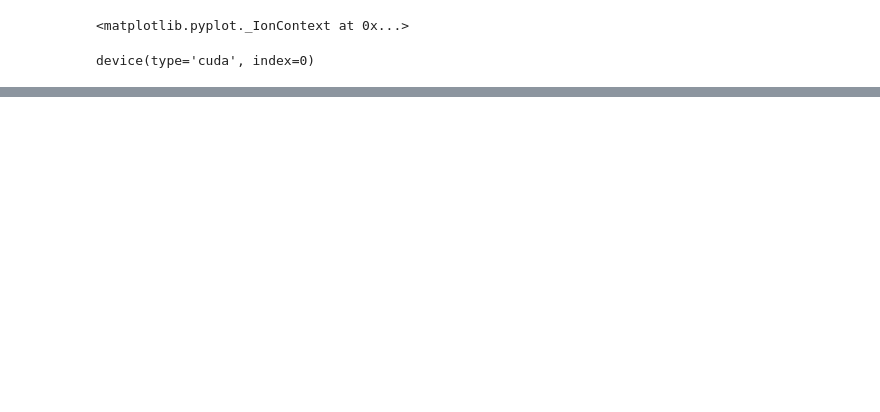
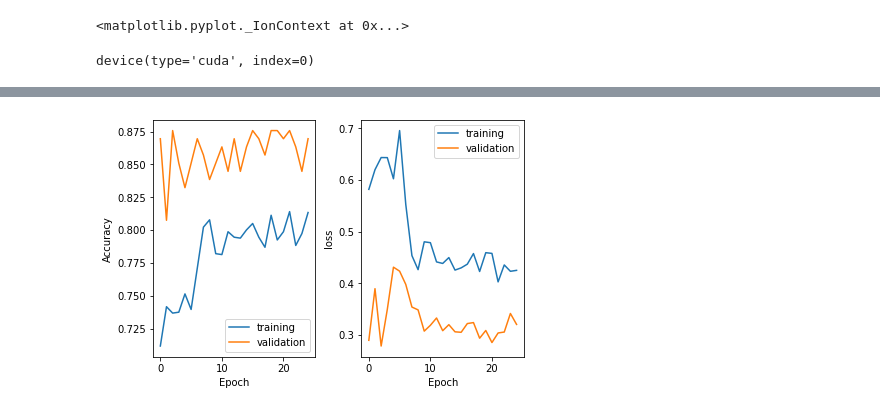
Before and after one commit to milestweed/DoomCrossing, a Jupyter notebook: DoomCrossing_ResNet.ipynb, the cells around one changed output, grey strips where cells are left out. Cells and saved outputs as stored; diff of their text form; code cells hidden in the pictures; blank space fills up the shorter version.

```diff
--- a/DoomCrossing_ResNet.ipynb
+++ b/DoomCrossing_ResNet.ipynb
@@ -236,0 +236,18 @@ plt.savefig('resnet.png', dpi=300)
+# %%
+model_ft = models.resnet18(pretrained=True)
+
+num_ftrs = model_ft.fc.in_features
+
+model_ft.fc = nn.Linear(num_ftrs, 2)
+
+model_ft = model_ft.to(device)
+
+criterion = nn.CrossEntropyLoss()
+
+
+optimizer_ft = optim.SGD(model_ft.fc.parameters(), lr=0.001, momentum=0.9)
+
+
+exp_lr_scheduler = lr_scheduler.StepLR(optimizer_ft, step_size=7, gamma=0.1)
+# %%
+model_ft, model_results = train_model(model_ft, criterion, optimizer_ft, exp_lr_scheduler, num_epochs=25)
@@ -236,0 +272,20 @@ plt.savefig('resnet.png', dpi=300)
+# %%
+fig, axs = plt.subplots(nrows = 1, ncols = 2)
+fig.tight_layout(pad=1.5)
+
+for i in range(2):
+    if i == 0:
+        val = "acc"
+    else:
+        val = "loss"
+    axs[i].plot(model_results["train"][val], label='training')
+    axs[i].plot(model_results["val"][val], label = "validation")
+
+axs[0].set(xlabel='Epoch',ylabel='Accuracy')
+axs[1].set(xlabel='Epoch',ylabel='loss')
+axs[0].legend()
+axs[1].legend()
+
+plt.savefig('resnetFC.png', dpi=300)
+# %% [output]
+[figure, added]
```
Also changed, not shown: parts of 5 cells of this notebook, 2 other files.
